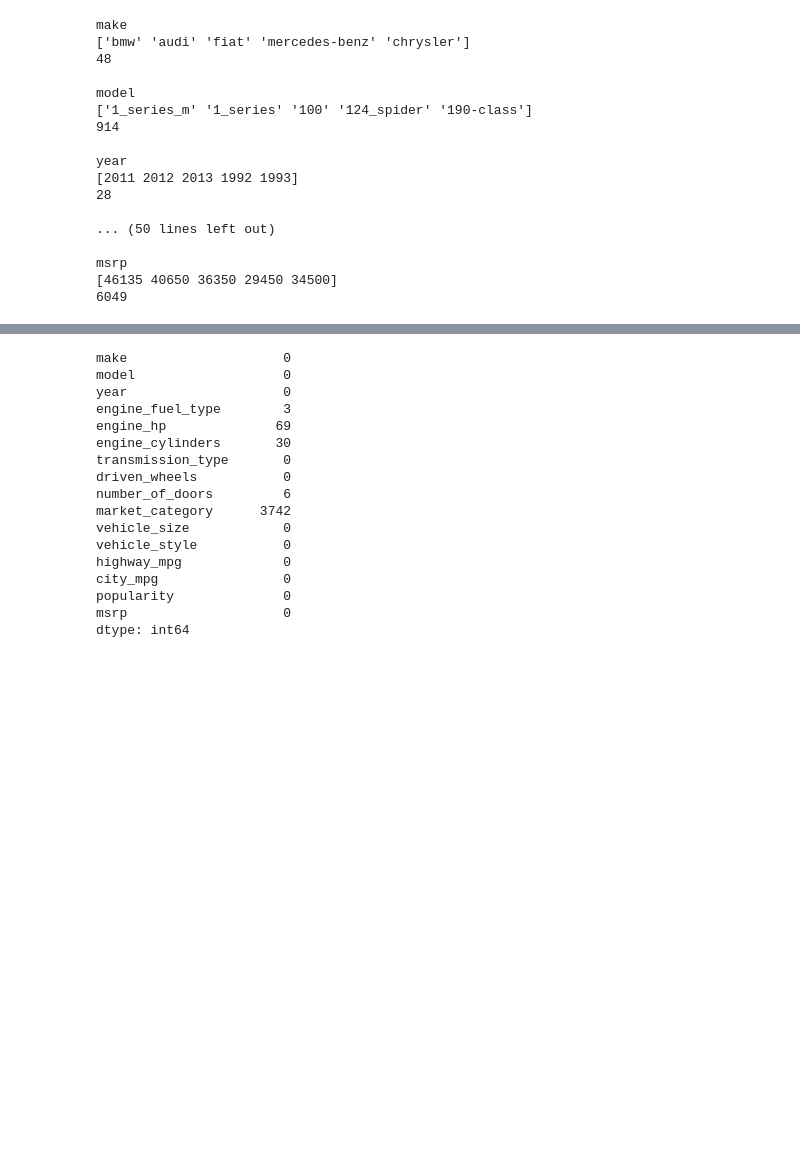
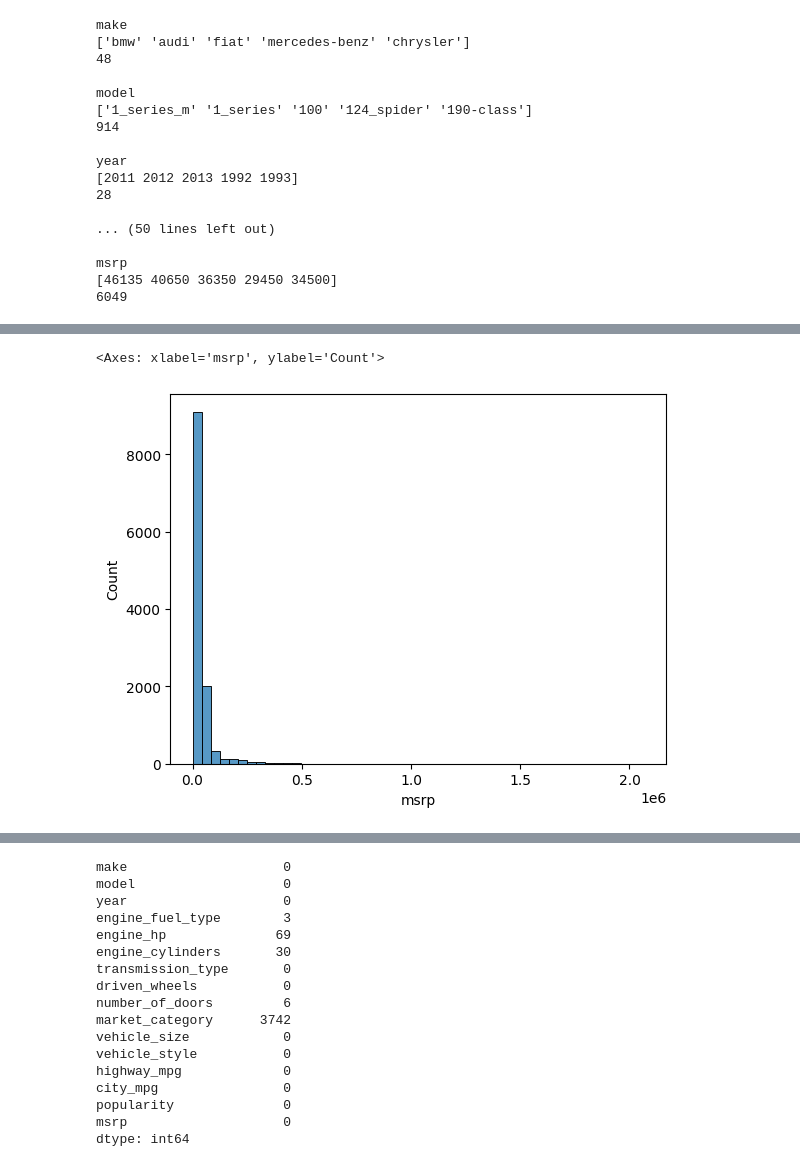
Before and after one commit to perobinbird/machine-learning-zoomcamp, a Jupyter notebook: 02-regression/02-carprice.ipynb, the cells around one changed output, grey strips where cells are left out. Drawn from its saved outputs; the diff is of its cells as text; code cells hidden in the pictures; blank space fills up the shorter version.

```diff
--- a/02-regression/02-carprice.ipynb
+++ b/02-regression/02-carprice.ipynb
@@ -291,0 +306,10 @@ msrp
+# %%
+#lets add 'bins' - bar unit on horizontal x-axis
+sns.histplot(df.msrp, bins=50)
+#1e6 means '1eX' there are X 0s (after '1') - 1e6 = there are 6 zeores after '1'
+# 1,000,000
+# graph shows there are lot of prices that are pretty Cheap (close to 0 value at x-axis)
+# values close to 0 at x-axis - LONG TAIL distirbution
+# %% [output]
+<Axes: xlabel='msrp', ylabel='Count'>
+[figure, added]
```
Also changed, not shown: parts of 13 cells of this notebook.
